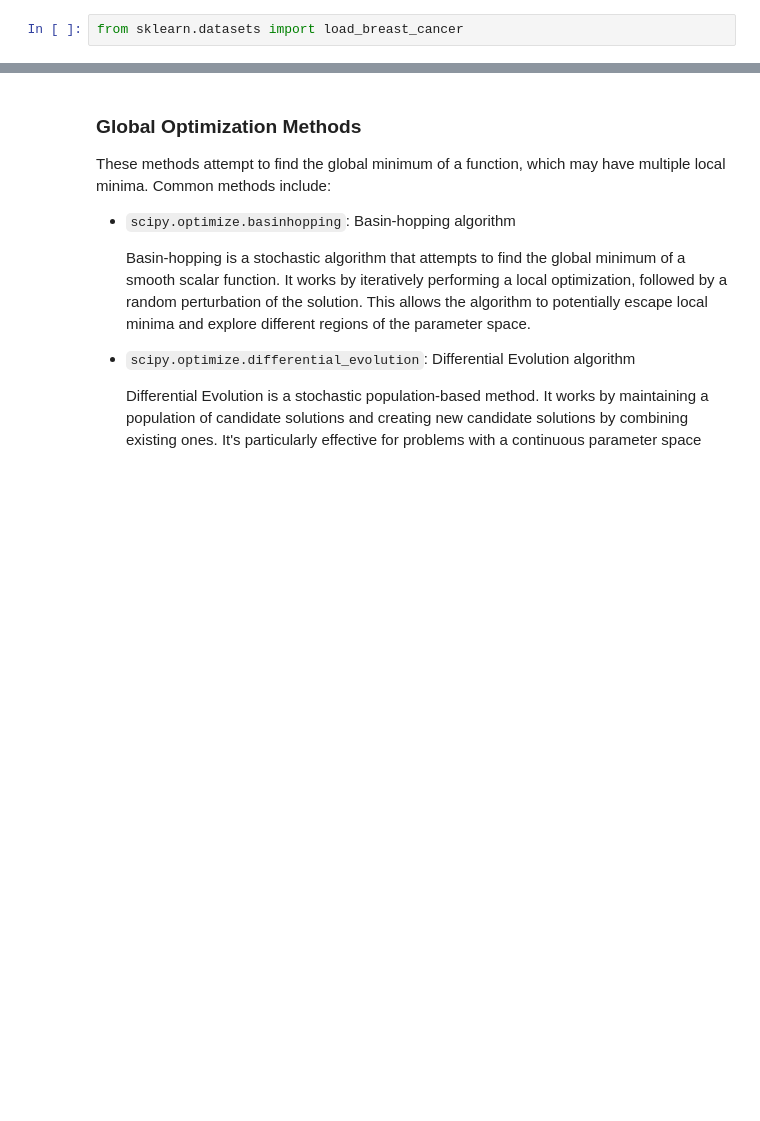
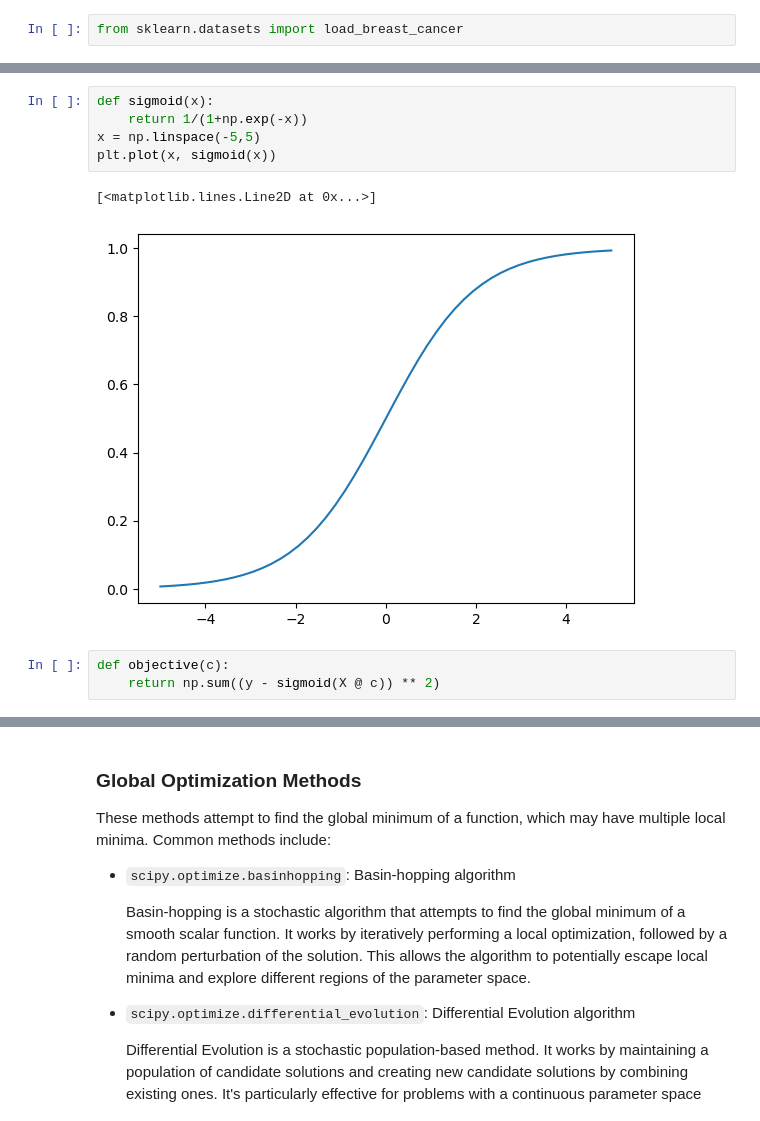
Before and after one commit to julianjica/ScientificComputingI, a Jupyter notebook: Scipy/Scipy.ipynb, the cells around one changed output, grey strips where cells are left out. Saved outputs shown, nothing was run; the diff lists cells and outputs as text; blank space fills up the shorter version.

```diff
--- a/Scipy/Scipy.ipynb
+++ b/Scipy/Scipy.ipynb
@@ -381,0 +478,11 @@ data
+# %%
+def sigmoid(x):
+    return 1/(1+np.exp(-x))
+x = np.linspace(-5,5)
+plt.plot(x, sigmoid(x))
+# %% [output]
+[<matplotlib.lines.Line2D at 0x...>]
+[figure, added]
+# %%
+def objective(c):
+    return np.sum((y - sigmoid(X @ c)) ** 2)
```
Also changed, not shown: parts of 33 cells of this notebook.
